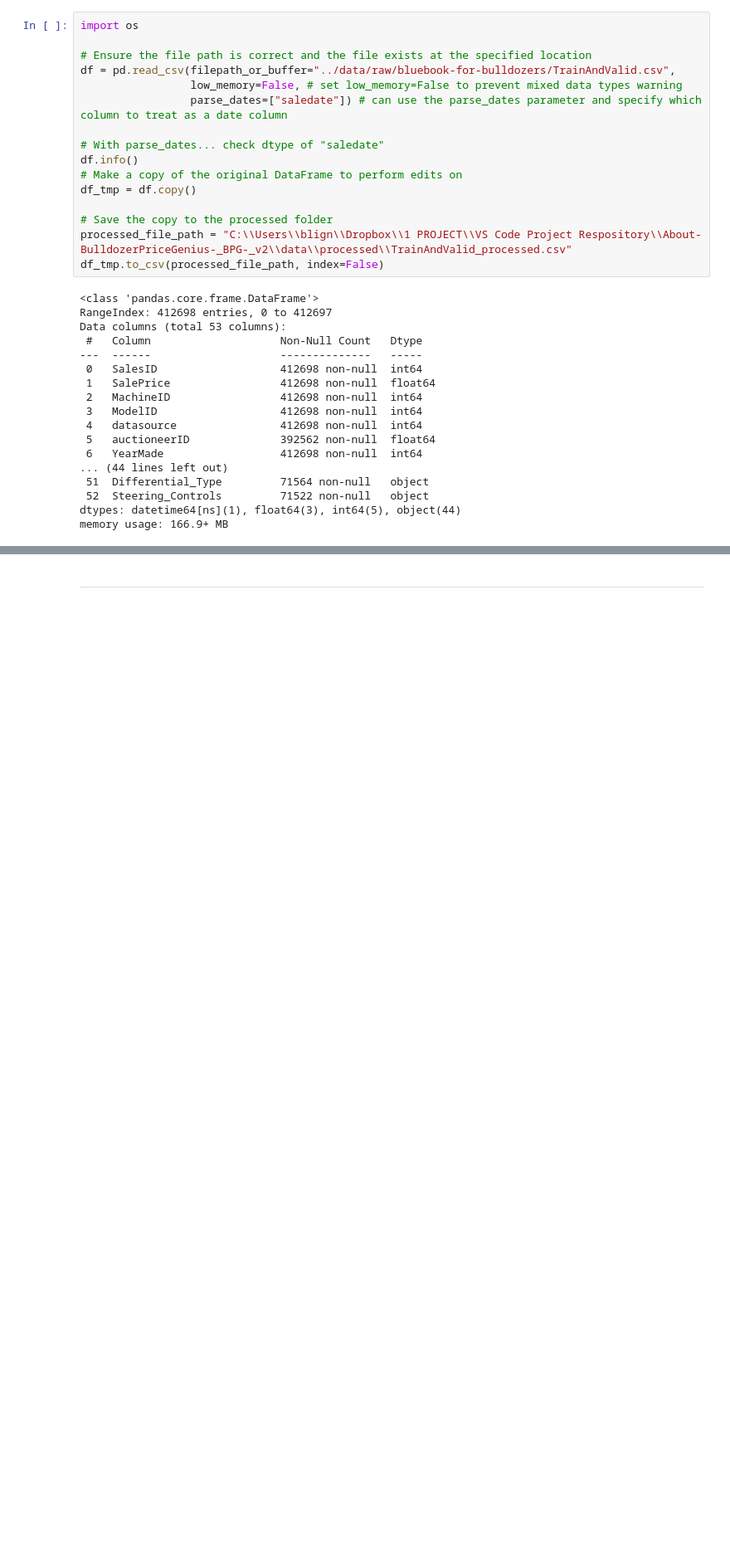
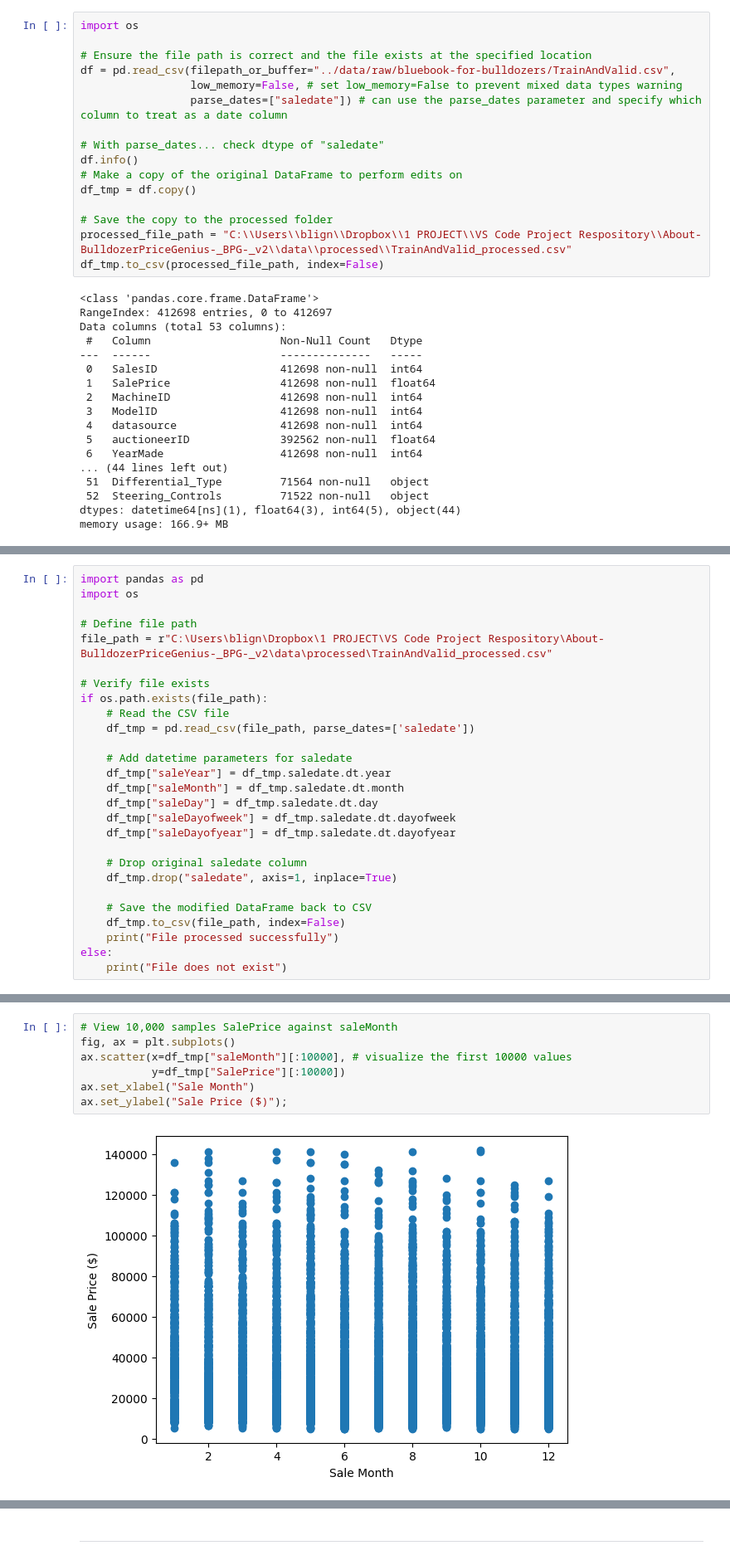
Before and after one commit to Blignaut24/About-BulldozerPriceGenius-_BPG-_v2, a Jupyter notebook: jupyter_notebooks/02_feature_engineering.ipynb, the cells around one changed output, grey strips where cells are left out. Shown: that part at 83% size. Drawn from its saved outputs; the diff is of its cells as text; blank space fills up the shorter version.

Commit message:
feat: add feature engineering for bulldozer price prediction

```diff
--- a/jupyter_notebooks/02_feature_engineering.ipynb
+++ b/jupyter_notebooks/02_feature_engineering.ipynb
@@ -258,0 +311,27 @@ Section 1 content
+# %%
+import pandas as pd
+import os
+
+# Define file path
+file_path = r"C:\Users\blign\Dropbox\1 PROJECT\VS Code Project Respository\About-BulldozerPriceGenius-_BPG-_v2\data\processed\TrainAndValid_processed.csv"
+
+# Verify file exists
+if os.path.exists(file_path):
+    # Read the CSV file
+    df_tmp = pd.read_csv(file_path, parse_dates=['saledate'])
+
+    # Add datetime parameters for saledate
+    df_tmp["saleYear"] = df_tmp.saledate.dt.year
+    df_tmp["saleMonth"] = df_tmp.saledate.dt.month
+    df_tmp["saleDay"] = df_tmp.saledate.dt.day
+    df_tmp["saleDayofweek"] = df_tmp.saledate.dt.dayofweek
+    df_tmp["saleDayofyear"] = df_tmp.saledate.dt.dayofyear
+
+    # Drop original saledate column
+    df_tmp.drop("saledate", axis=1, inplace=True)
+
+    # Save the modified DataFrame back to CSV
+    df_tmp.to_csv(file_path, index=False)
+    print("File processed successfully")
+else:
+    print("File does not exist")
@@ -258,0 +366,9 @@ Section 1 content
+# %%
+# View 10,000 samples SalePrice against saleMonth
+fig, ax = plt.subplots()
+ax.scatter(x=df_tmp["saleMonth"][:10000], # visualize the first 10000 values
+           y=df_tmp["SalePrice"][:10000])
+ax.set_xlabel("Sale Month")
+ax.set_ylabel("Sale Price ($)");
+# %% [output]
+[figure, added]
```
Also changed, not shown: parts of 28 cells of this notebook, 1 other file.
